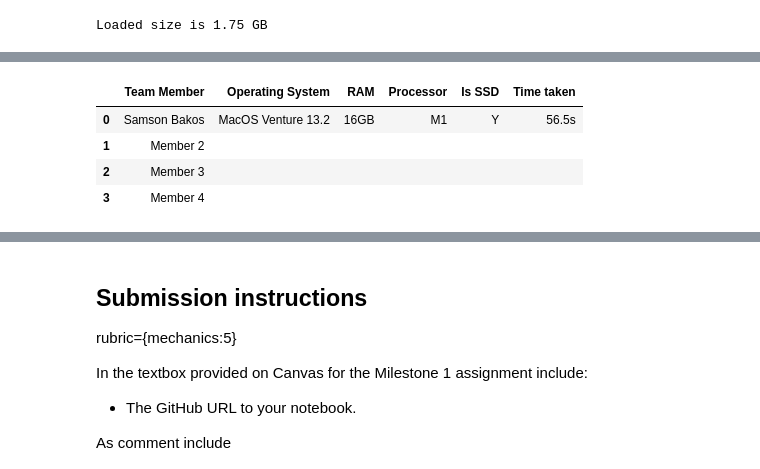
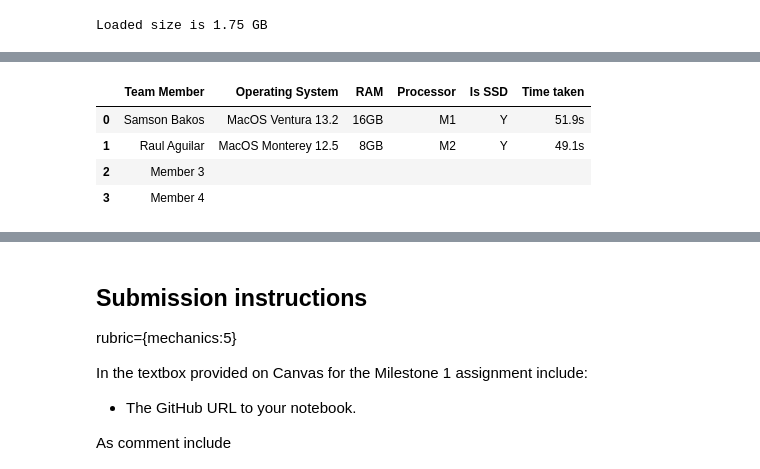
Before and after one commit to UBC-MDS/525_group_3, a Jupyter notebook: notebooks/milestone_1.ipynb, the cells around one changed output, grey strips where cells are left out. Cells and saved outputs as stored; diff of their text form; code cells hidden in the pictures.

```diff
--- a/notebooks/milestone_1.ipynb
+++ b/notebooks/milestone_1.ipynb
@@ -341,20 +345,20 @@ Wall time: 4.41 s
 # %%
 # table for q5
 data = {
-    "Team Member": ["Samson Bakos", "Member 2", "Member 3", "Member 4"],
-    "Operating System": ["MacOS Ventura 13.2", "", "", ""],
-    "RAM": ["16GB", "", "", ""],
-    "Processor": ["M1", "", "", ""],
-    "Is SSD": ["Y", "", "", ""],
-    "Time taken": ["56.5s", "", "", ""]
+    "Team Member": ["Samson Bakos", "Raul Aguilar", "Member 3", "Member 4"],
+    "Operating System": ["MacOS Ventura 13.2", "MacOS Monterey 12.5", "", ""],
+    "RAM": ["16GB", "8GB", "", ""],
+    "Processor": ["M1", "M2", "", ""],
+    "Is SSD": ["Y", "Y", "", ""],
+    "Time taken": ["51.9s", "49.1s", "", ""]
 }
 table = pd.DataFrame(data)
 
 display(table)
 # %% [output]
 |  | Team Member | Operating System | RAM | Processor | Is SSD | Time taken |
-| 0 | Samson Bakos | MacOS Venture 13.2 | 16GB | M1 | Y | 56.5s |
-| 1 | Member 2 |  |  |  |  |  |
+| 0 | Samson Bakos | MacOS Ventura 13.2 | 16GB | M1 | Y | 51.9s |
+| 1 | Raul Aguilar | MacOS Monterey 12.5 | 8GB | M2 | Y | 49.1s |
 | 2 | Member 3 |  |  |  |  |  |
 | 3 | Member 4 |  |  |  |  |  |
 # %% [markdown]
```
Also changed, not shown: parts of 24 cells of this notebook.
